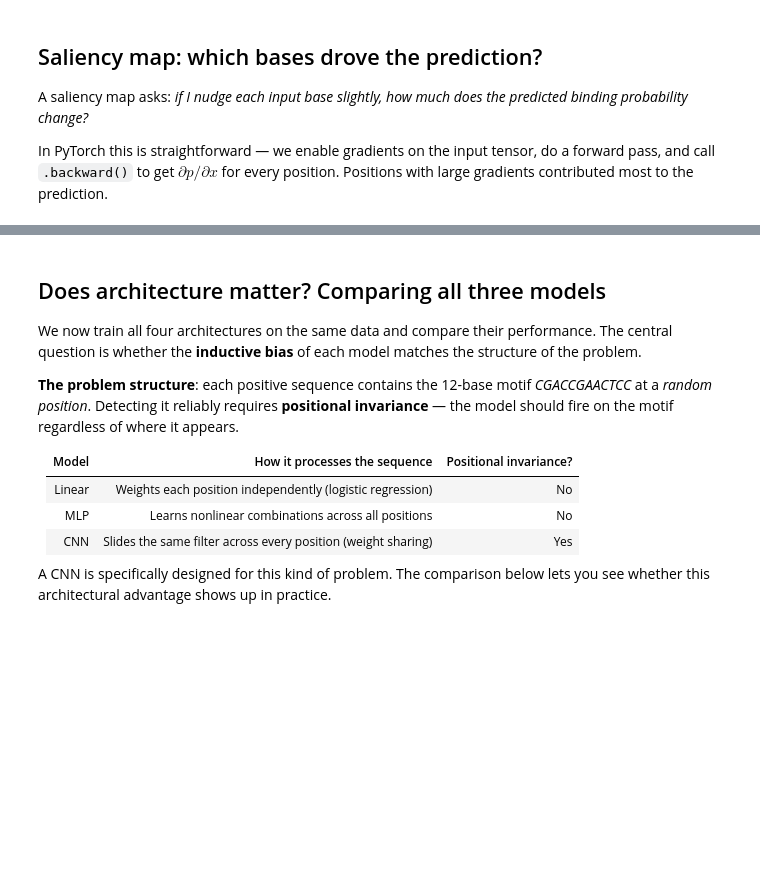
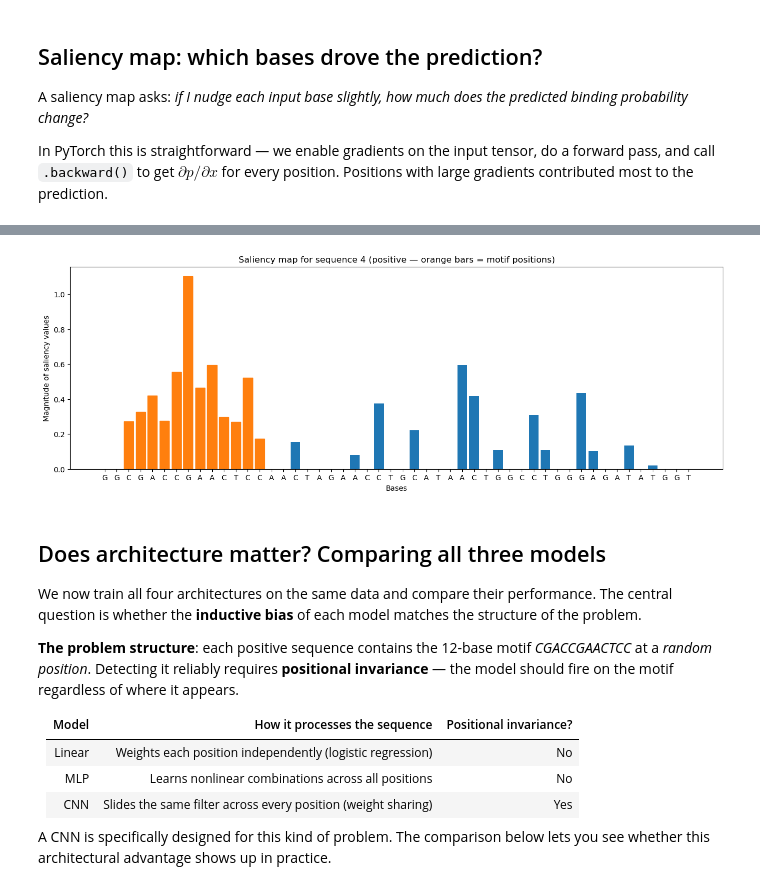
Before and after one commit to anuraglimdi/deeplearning_sysbio_2026, a Jupyter notebook: CNN_motif_pytorch.ipynb, the cells around one changed output, grey strips where cells are left out. Drawn from its saved outputs; the diff is of its cells as text; code cells hidden in the pictures; blank space fills up the shorter version.

```diff
--- a/CNN_motif_pytorch.ipynb
+++ b/CNN_motif_pytorch.ipynb
@@ -482,3 +492,32 @@ plt.show()
+# %%
+MOTIF = 'CGACCGAACTCC'
+
+def plot_saliency(model, sequence_index):
+    """Plot saliency scores for a sequence; highlight motif positions in orange if positive."""
+    seq   = sequences[sequence_index]
+    label = input_labels[sequence_index]
+    sal   = compute_salient_bases(model, input_features[sequence_index])
+
+    plt.figure(figsize=[16, 5])
+    barlist = plt.bar(np.arange(len(sal)), sal)
+
+    if label == 1:
+        motif_start = seq.find(MOTIF)
+        if motif_start != -1:
+            for i in range(motif_start, motif_start + len(MOTIF)):
+                barlist[i].set_color('C1')  # orange
+
+    plt.xlabel('Bases')
+    plt.ylabel('Magnitude of saliency values')
+    plt.xticks(np.arange(len(sal)), list(seq))
+    status = 'positive — orange bars = motif positions' if label == 1 else 'negative'
+    plt.title(f'Saliency map for sequence {sequence_index} ({status})')
+    plt.show()
+
+
+plot_saliency(model, 4)
+# %% [output]
+[figure, added]
 # %% [markdown]
 ## Does architecture matter? Comparing all three models
 
```
Also changed, not shown: parts of 14 cells of this notebook.
